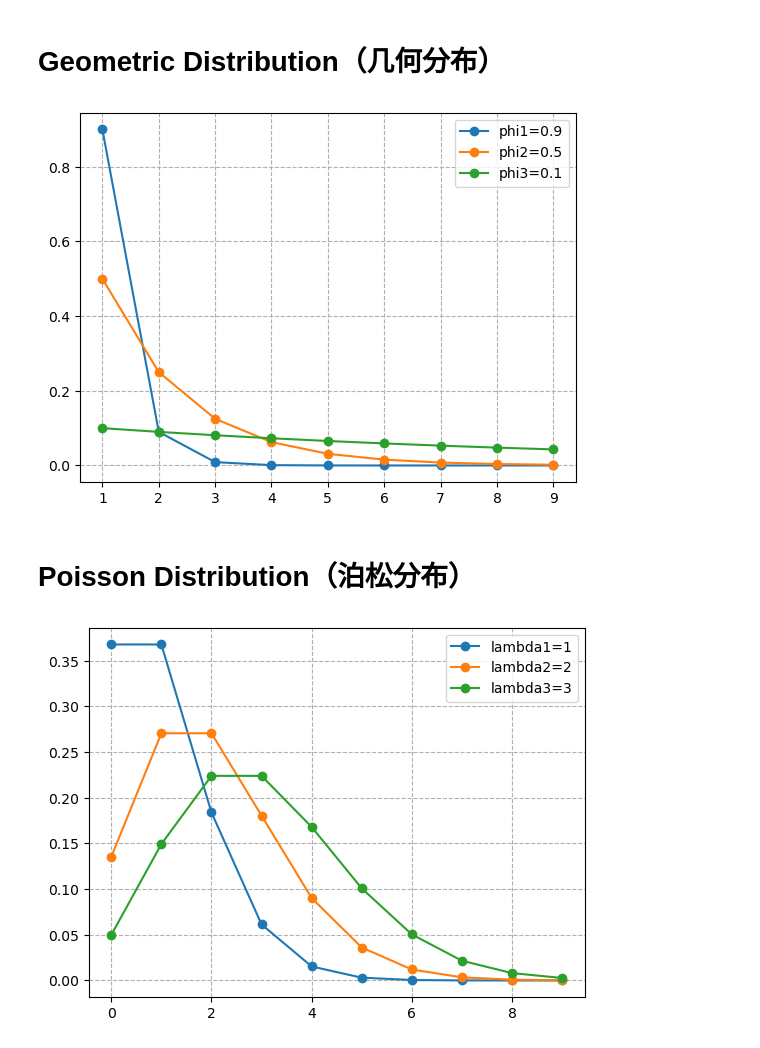
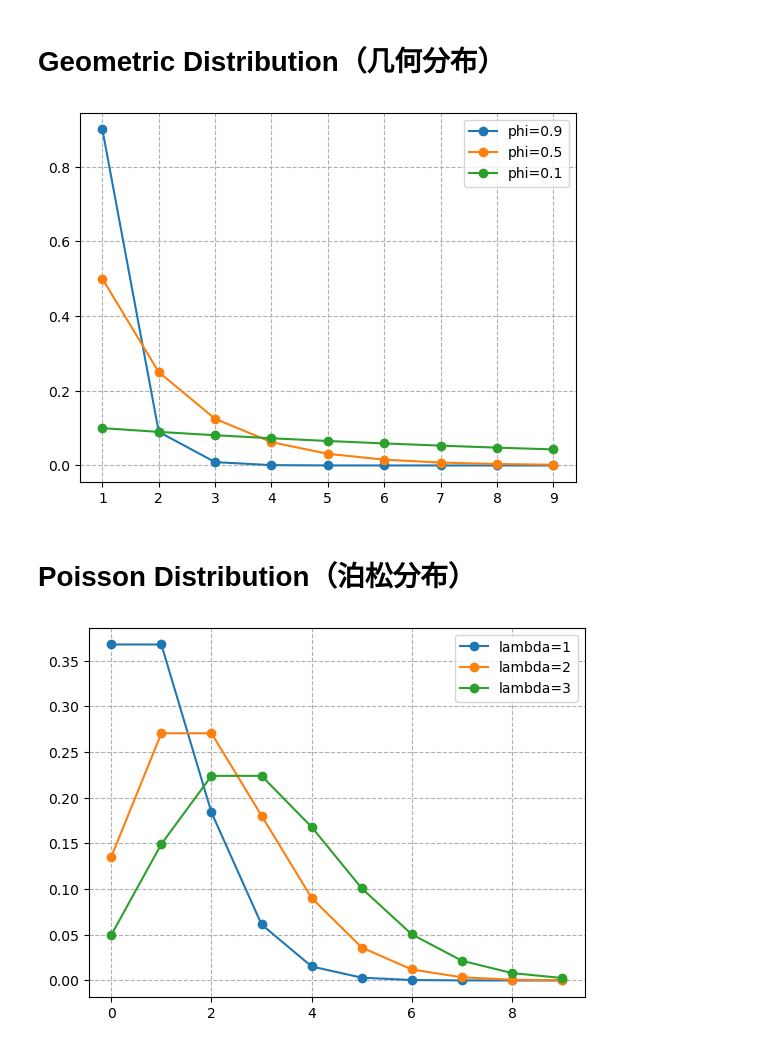
Before and after one commit to shuangxuetwelve/distribution-plots, a Jupyter notebook: main.ipynb, the cells around one changed output. Drawn from its saved outputs; the diff is of its cells as text; code cells hidden in the pictures.

Commit message:
Modify plot legends

```diff
--- a/main.ipynb
+++ b/main.ipynb
@@ -8,24 +8,24 @@ import matplotlib.pyplot as plt
 # %%
 # Parameters.
 phi1 = 0.9
 phi2 = 0.5
 phi3 = 0.1
 
 x = np.arange(start=1, stop=10, step=1)
 
 y1 = phi1 * np.power(1 - phi1, x - 1)
 y2 = phi2 * np.power(1 - phi2, x - 1)
 y3 = phi3 * np.power(1 - phi3, x - 1)
 
 plt.plot(x, y1, 'o', ls='-')
 plt.plot(x, y2, 'o', ls='-')
 plt.plot(x, y3, 'o', ls='-')
-plt.legend(['phi1=0.9', 'phi2=0.5', 'phi3=0.1'])
+plt.legend(['phi=0.9', 'phi=0.5', 'phi=0.1'])
 plt.grid(ls='--')
 
 plt.show()
 # %% [output]
-[figure, old version]
+[figure, new version]
 # %% [markdown]
 # Poisson Distribution（泊松分布）
 # %%
@@ -43,9 +43,9 @@ y3 = np.exp(-lambda3) * np.power(lambda3, x) / scipy.special.factorial(x)
 plt.plot(x, y1, 'o', ls='-')
 plt.plot(x, y2, 'o', ls='-')
 plt.plot(x, y3, 'o', ls='-')
-plt.legend(['lambda1=1', 'lambda2=2', 'lambda3=3'])
+plt.legend(['lambda=1', 'lambda=2', 'lambda=3'])
 plt.grid(ls='--')
 
 plt.show()
 # %% [output]
-[figure, old version]
+[figure, new version]
```
